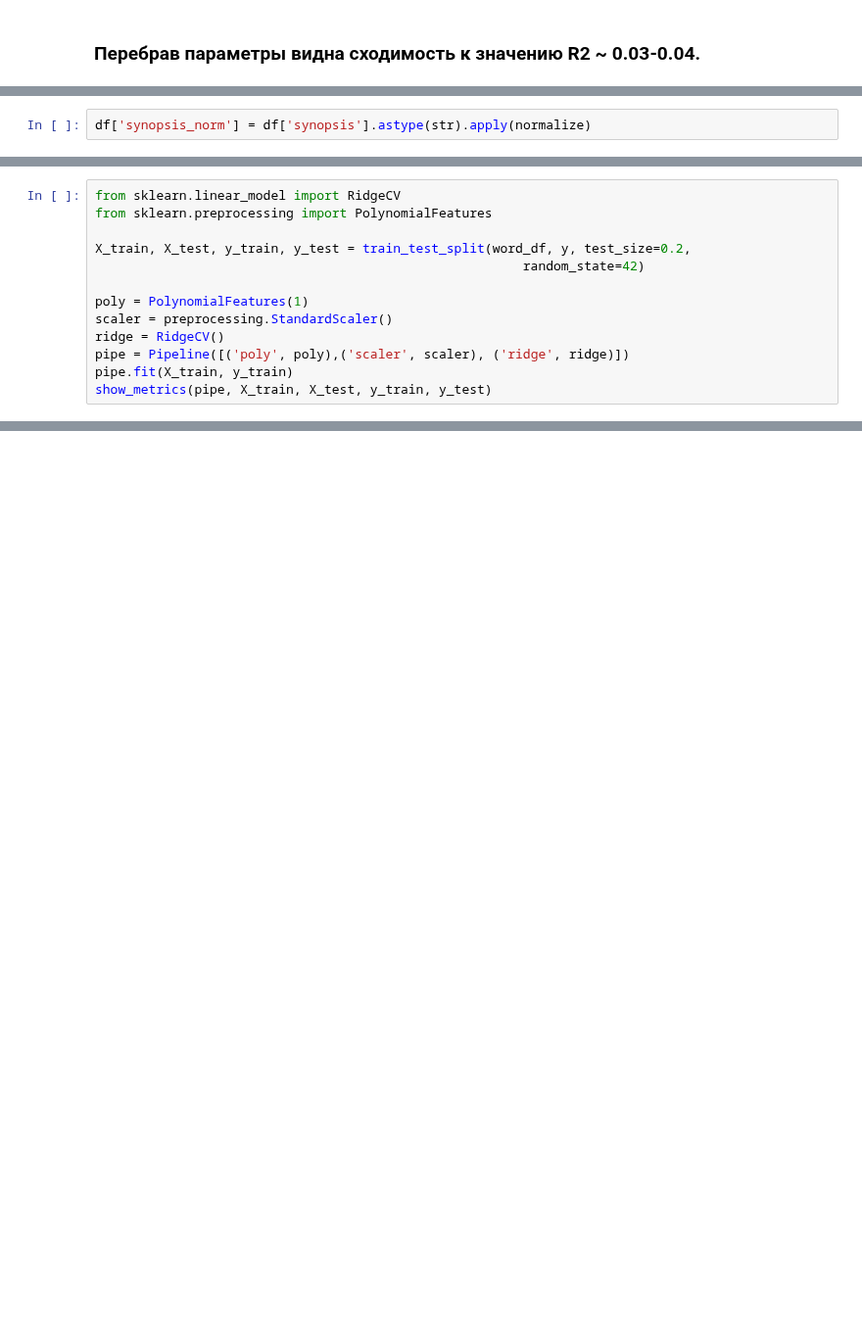
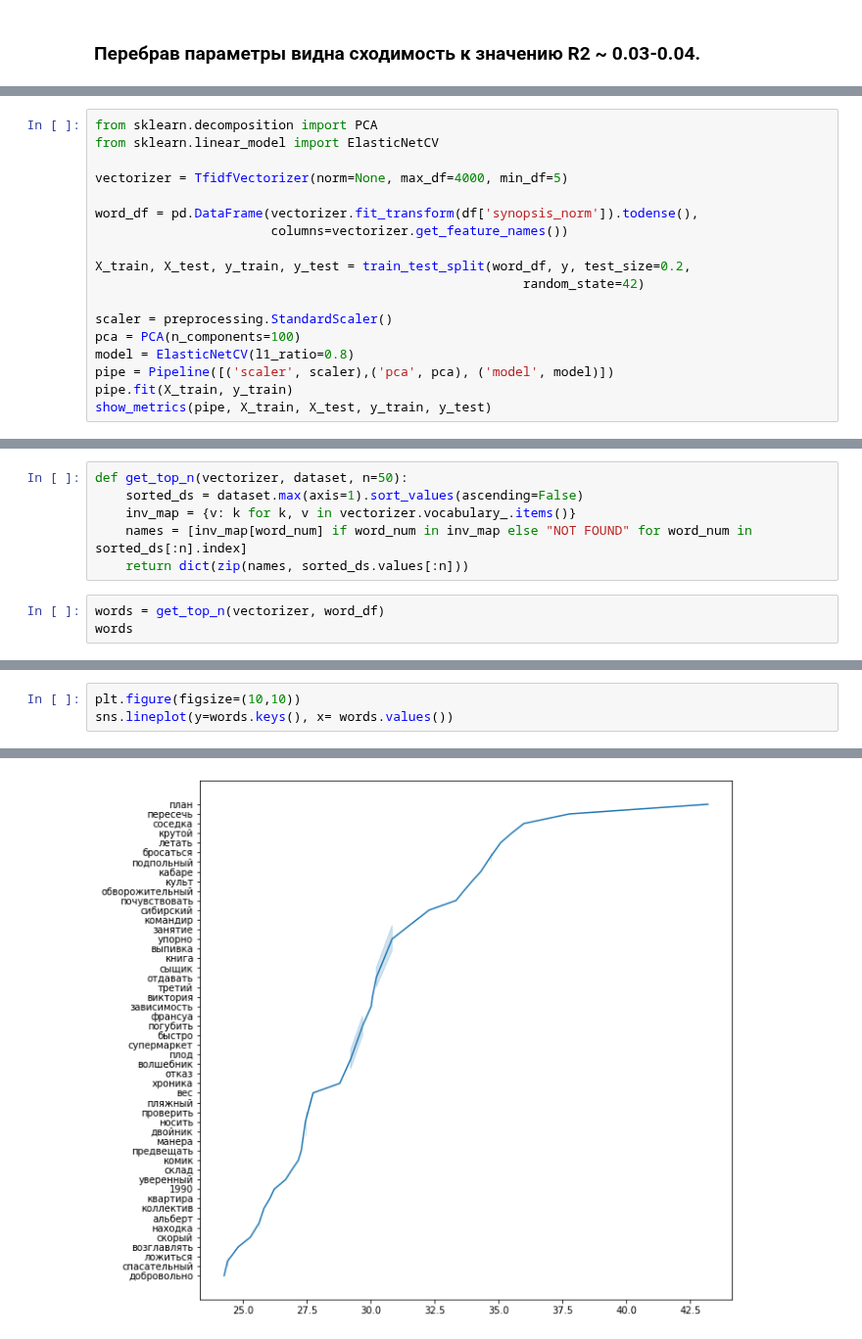
Before and after one commit to TefloniusMonk/intro, a Jupyter notebook: notebooks/parser.ipynb, the cells around one changed output, grey strips where cells are left out. Shown at 98% size. Cells and saved outputs as stored; diff of their text form; blank space fills up the shorter version.

```diff
--- a/notebooks/parser.ipynb
+++ b/notebooks/parser.ipynb
@@ -818,2 +814,0 @@ def normalize(doc):
-# %%
-df['synopsis_norm'] = df['synopsis'].astype(str).apply(normalize)
@@ -833,14 +817,19 @@ word_df = pd.DataFrame(
 # %%
-from sklearn.linear_model import RidgeCV
-from sklearn.preprocessing import PolynomialFeatures
+from sklearn.decomposition import PCA
+from sklearn.linear_model import ElasticNetCV
+
+vectorizer = TfidfVectorizer(norm=None, max_df=4000, min_df=5)
+
+word_df = pd.DataFrame(vectorizer.fit_transform(df['synopsis_norm']).todense(),
+                       columns=vectorizer.get_feature_names())
 
 X_train, X_test, y_train, y_test = train_test_split(word_df, y, test_size=0.2,
                                                         random_state=42)
 
-poly = PolynomialFeatures(1)
 scaler = preprocessing.StandardScaler()
-ridge = RidgeCV()
-pipe = Pipeline([('poly', poly),('scaler', scaler), ('ridge', ridge)])
+pca = PCA(n_components=100)
+model = ElasticNetCV(l1_ratio=0.8)
+pipe = Pipeline([('scaler', scaler),('pca', pca), ('model', model)])
 pipe.fit(X_train, y_train)
 show_metrics(pipe, X_train, X_test, y_train, y_test)
 # %% [output]
@@ -852,0 +840,9 @@ MSE: 1.19
+# %%
+def get_top_n(vectorizer, dataset, n=50):
+    sorted_ds = dataset.max(axis=1).sort_values(ascending=False)
+    inv_map = {v: k for k, v in vectorizer.vocabulary_.items()}
+    names = [inv_map[word_num] if word_num in inv_map else "NOT FOUND" for word_num in sorted_ds[:n].index]
+    return dict(zip(names, sorted_ds.values[:n]))
+# %%
+words = get_top_n(vectorizer, word_df)
+words
@@ -852,0 +869,4 @@ MSE: 1.19
+# %%
+plt.figure(figsize=(10,10))
+sns.lineplot(y=words.keys(), x= words.values())
+# %% [output]
@@ -852,0 +874 @@ MSE: 1.19
+[figure, added]
```
Also changed, not shown: parts of 51 cells of this notebook.
